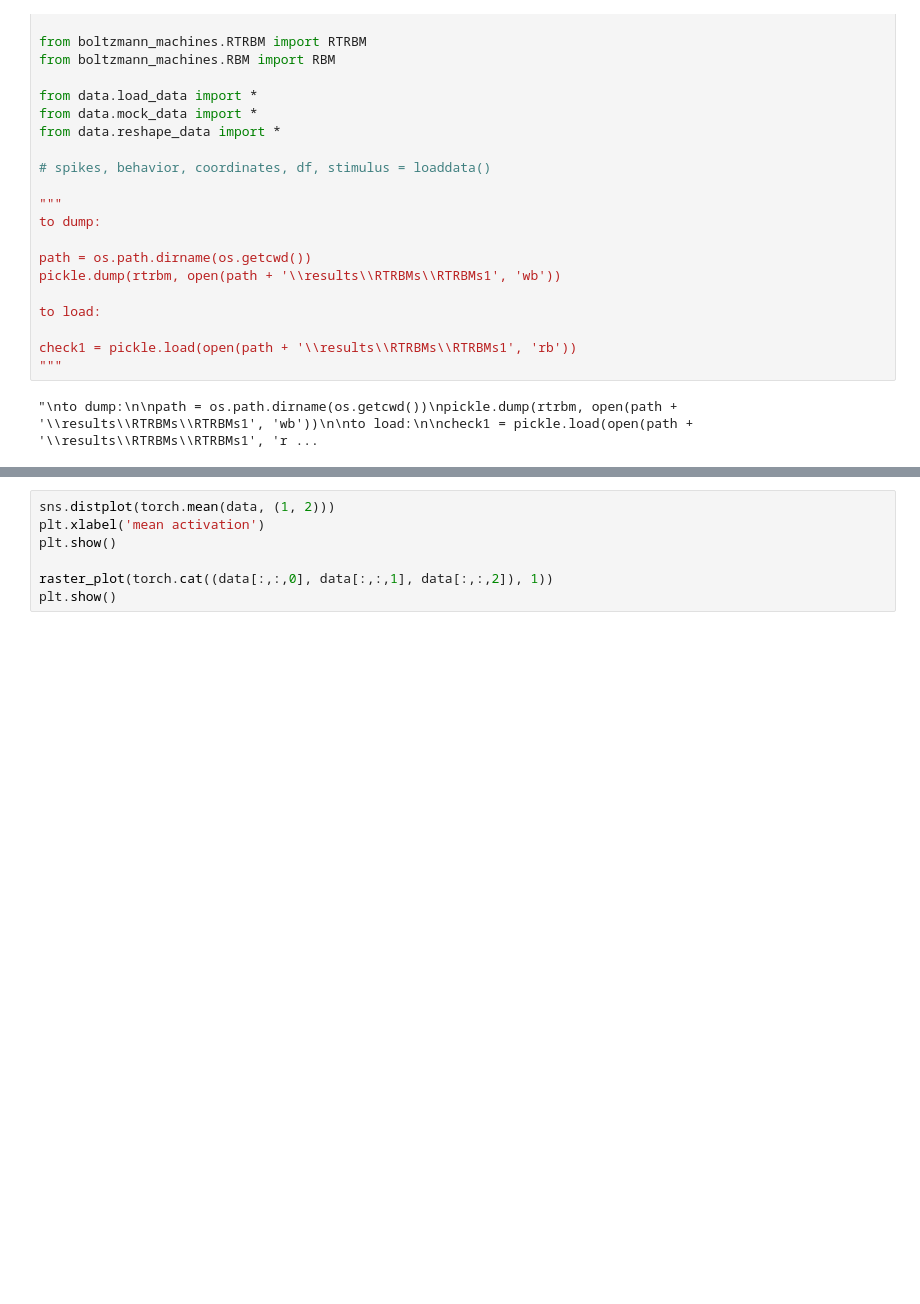
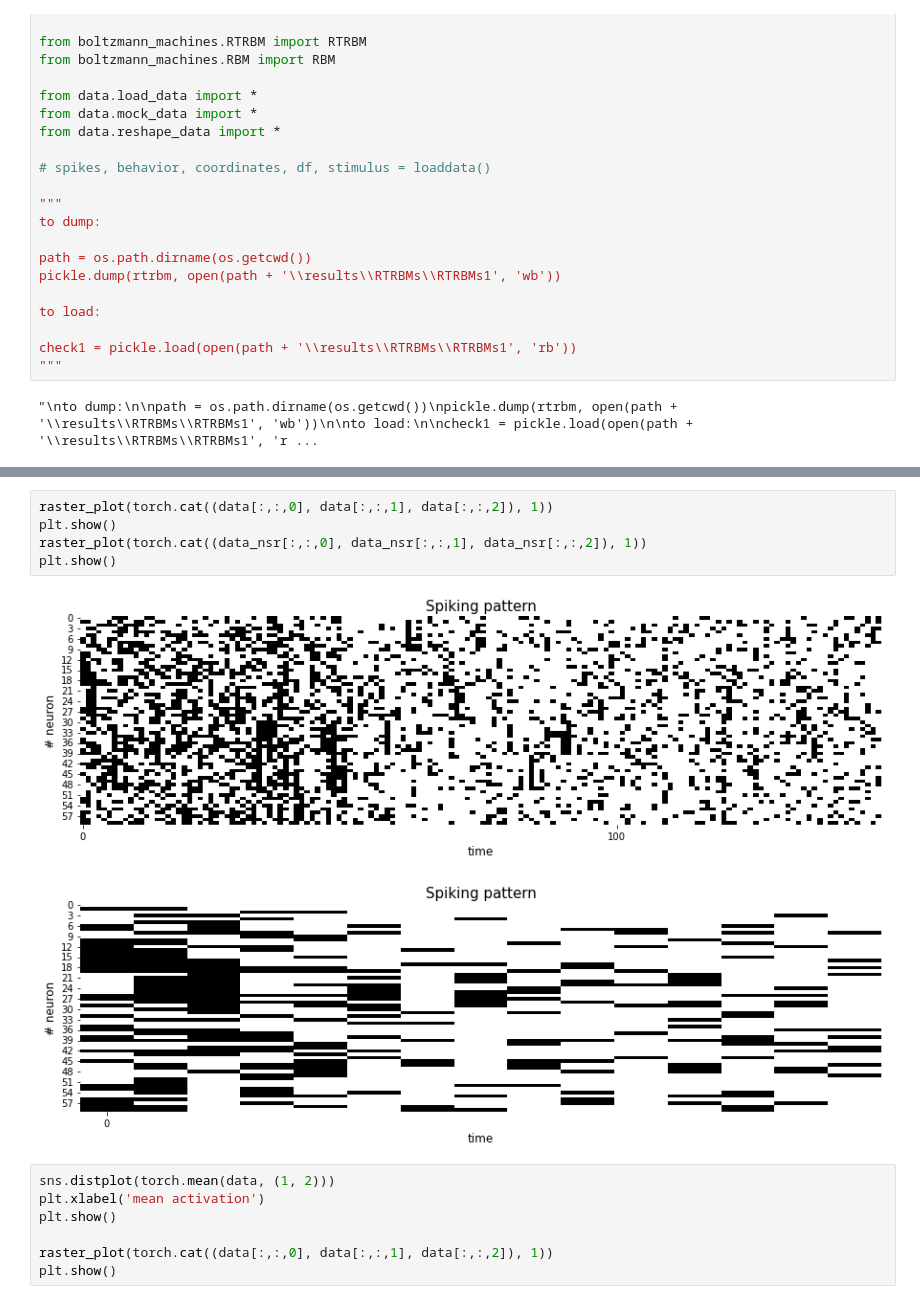
Before and after one commit to casperpeters/intern, a Jupyter notebook: notebooks/Poisson Time-shifted data/Sampling and transition rates.ipynb, the cells around one changed output, grey strips where cells are left out. Cells and saved outputs as stored; diff of their text form; blank space fills up the shorter version.

```diff
--- a/notebooks/Poisson Time-shifted data/Sampling and transition rates.ipynb
+++ b/notebooks/Poisson Time-shifted data/Sampling and transition rates.ipynb
@@ -101,3 +129,11 @@ for batch in range(n_batches):
+# %%
+raster_plot(torch.cat((data[:,:,0], data[:,:,1], data[:,:,2]), 1))
+plt.show()
+raster_plot(torch.cat((data_nsr[:,:,0], data_nsr[:,:,1], data_nsr[:,:,2]), 1))
+plt.show()
+# %% [output]
+[figure, added]
+[figure, added]
 # %%
 sns.distplot(torch.mean(data, (1, 2)))
 plt.xlabel('mean activation')
```
Also changed, not shown: parts of 2 cells of this notebook, 1 other file.
